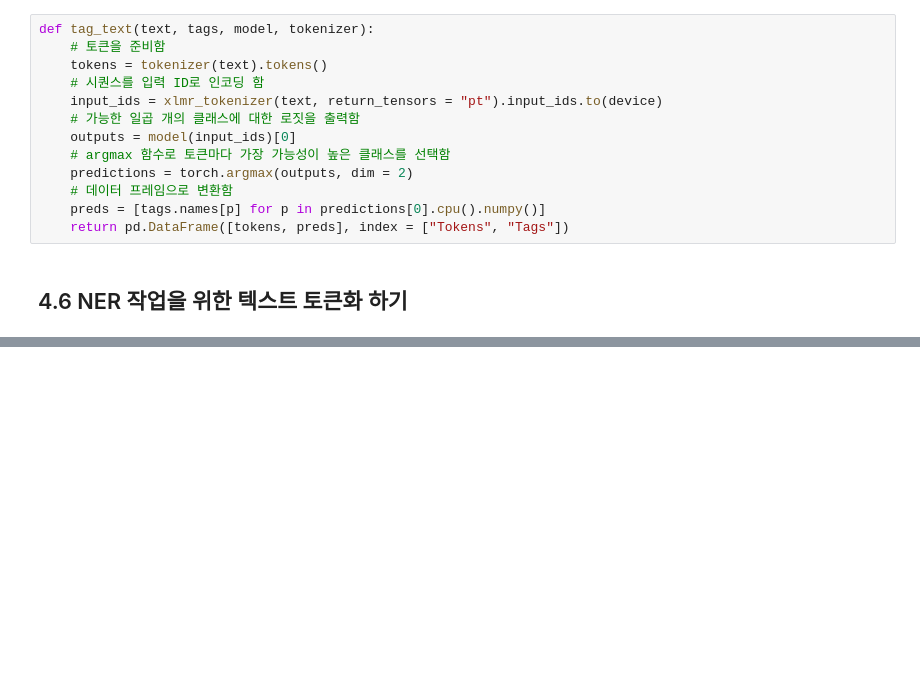
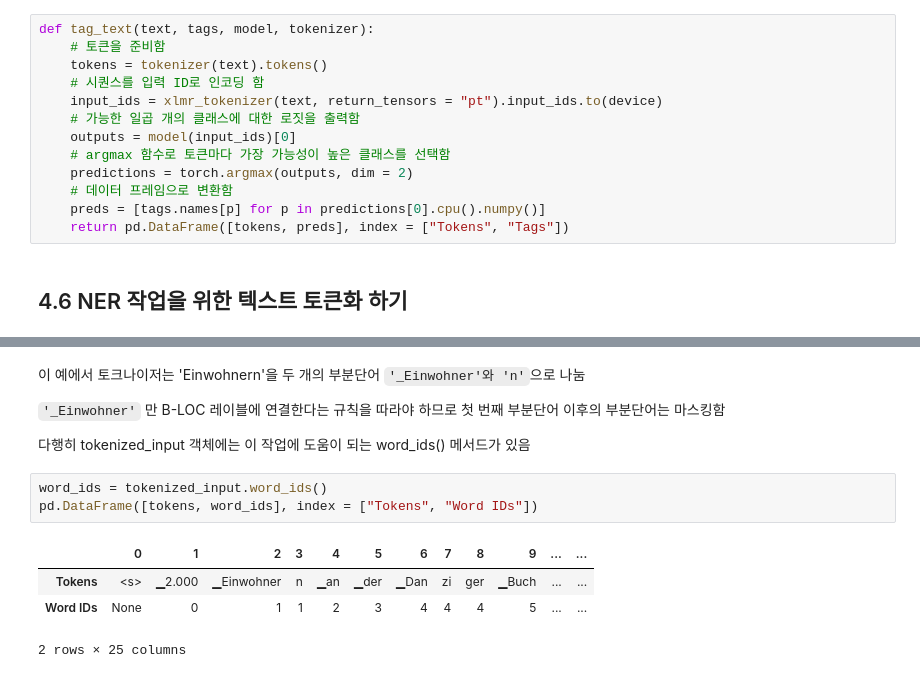
Before and after one commit to breadho/Transformers, a Jupyter notebook: 4장.ipynb, the cells around one changed output, grey strips where cells are left out. Drawn from its saved outputs; the diff is of its cells as text; blank space fills up the shorter version.

```diff
--- a/4장.ipynb
+++ b/4장.ipynb
@@ -718,0 +766,14 @@ def tag_text(text, tags, model, tokenizer):
+# %% [markdown]
+이 예에서 토크나이저는 'Einwohnern'을 두 개의 부분단어 `'_Einwohner'와 'n'`으로 나눔
+
+`'_Einwohner'` 만 B-LOC 레이블에 연결한다는 규칙을 따라야 하므로 첫 번째 부분단어 이후의 부분단어는 마스킹함
+
+다행히 tokenized_input 객체에는 이 작업에 도움이 되는 word_ids() 메서드가 있음
+# %%
+word_ids = tokenized_input.word_ids()
+pd.DataFrame([tokens, word_ids], index = ["Tokens", "Word IDs"])
+# %% [output]
+|  | 0 | 1 | 2 | 3 | 4 | 5 | 6 | 7 | 8 | 9 | ... | ... |
+| Tokens | <s> | ▁2.000 | ▁Einwohner | n | ▁an | ▁der | ▁Dan | zi | ger | ▁Buch | ... | ... |
+| Word IDs | None | 0 | 1 | 1 | 2 | 3 | 4 | 4 | 4 | 5 | ... | ... |
+2 rows × 25 columns
```
Also changed, not shown: parts of 26 cells of this notebook.
